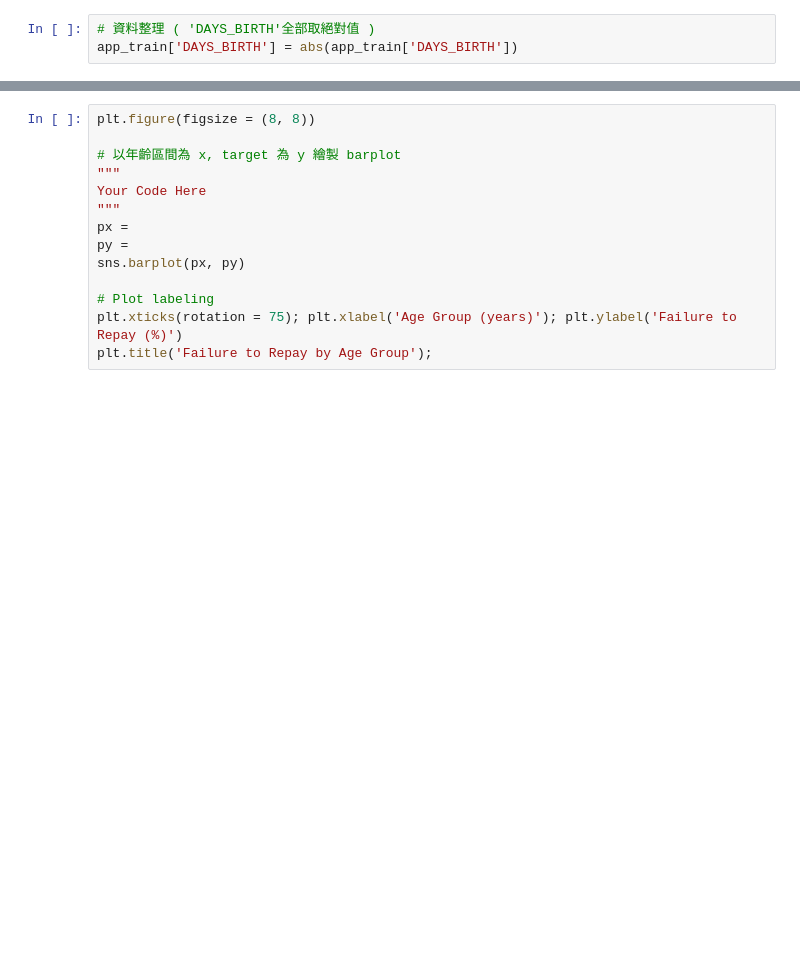
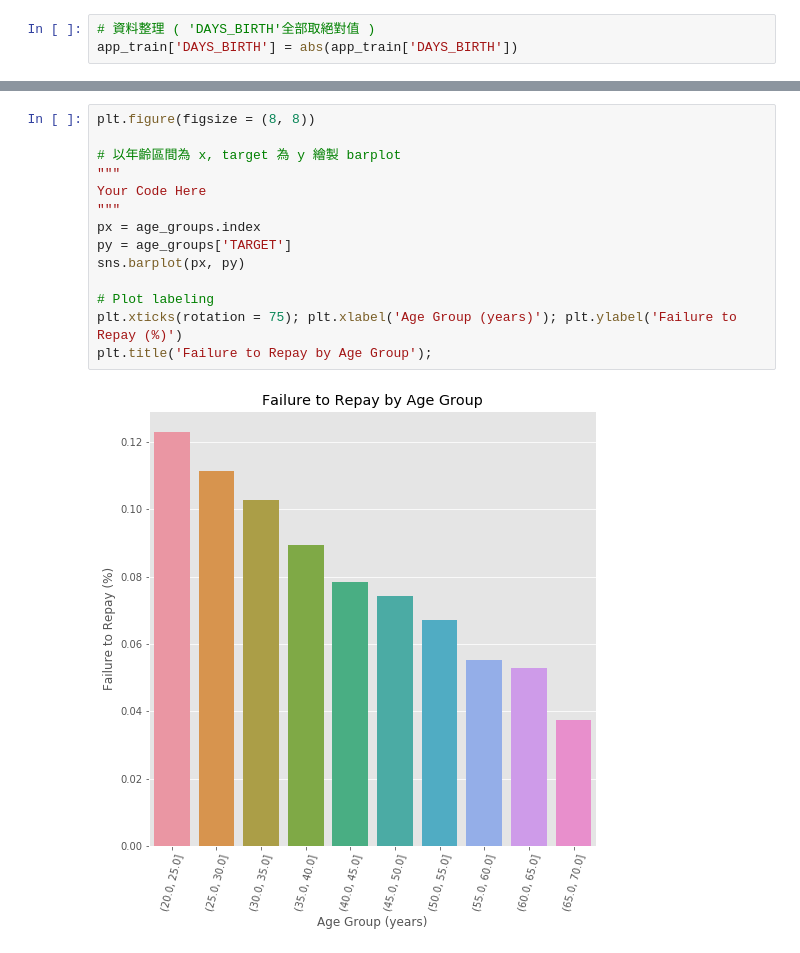
Before and after one commit to kevin801221/ML100days, a Jupyter notebook: Day_016_HW.ipynb, the cells around one changed output, grey strips where cells are left out. Cells and saved outputs as stored; diff of their text form; blank space fills up the shorter version.

```diff
--- a/Day_016_HW.ipynb
+++ b/Day_016_HW.ipynb
@@ -102,14 +155,16 @@ age_groups
 # %%
 plt.figure(figsize = (8, 8))
 
 # 以年齡區間為 x, target 為 y 繪製 barplot
 """
 Your Code Here
 """
-px =
-py =
+px = age_groups.index
+py = age_groups['TARGET']
 sns.barplot(px, py)
 
 # Plot labeling
 plt.xticks(rotation = 75); plt.xlabel('Age Group (years)'); plt.ylabel('Failure to Repay (%)')
 plt.title('Failure to Repay by Age Group');
+# %% [output]
+[figure, added]
```
Also changed, not shown: parts of 5 cells of this notebook.
